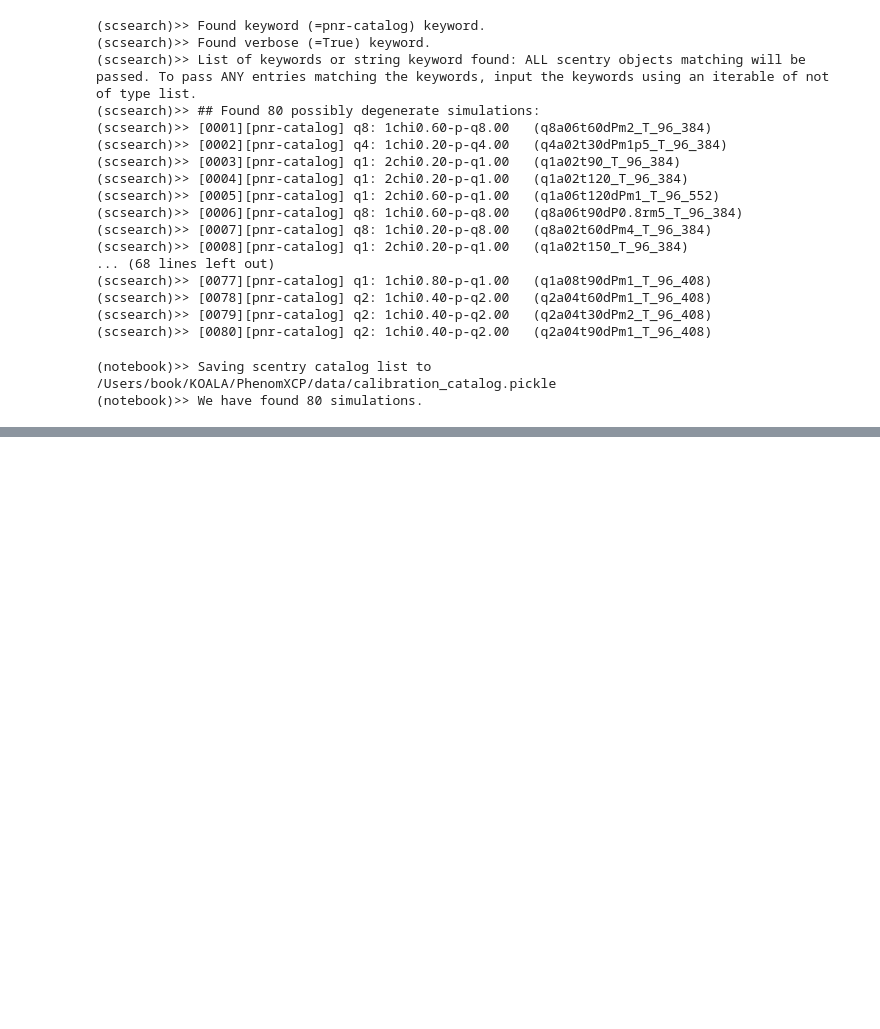
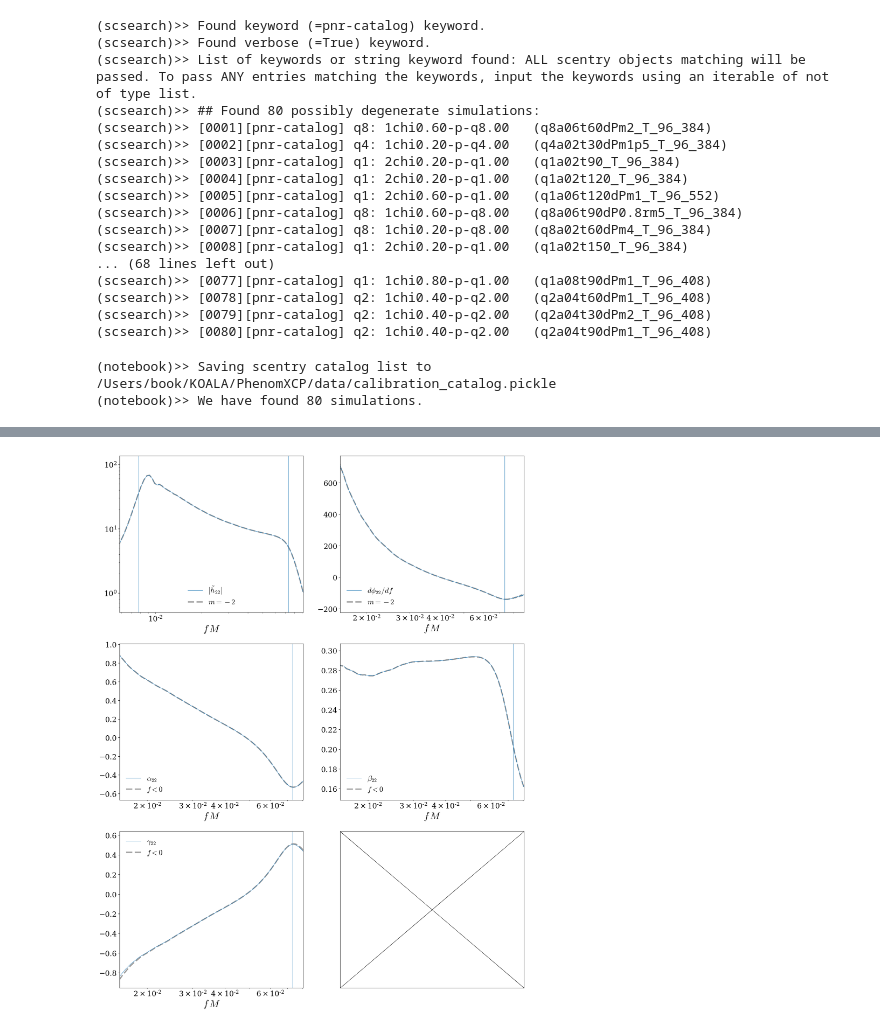
Before and after one commit to llondon6/PhenomXCP, a Jupyter notebook: issues/1_collect_nr_data_version0.ipynb, the cells around one changed output, grey strips where cells are left out. Saved outputs shown, nothing was run; the diff lists cells and outputs as text; code cells hidden in the pictures; blank space fills up the shorter version.

```diff
--- a/issues/1_collect_nr_data_version0.ipynb
+++ b/issues/1_collect_nr_data_version0.ipynb
@@ -81,30 +77,30 @@ A = scsearch(keyword='pnr-catalog',verbose=True)
 #
 catalog_path = package_dir + 'data/calibration_catalog.pickle'
 alert('Saving scentry catalog list to %s'%magenta(catalog_path))
-pickle.dump( A, open( catalog_path, "wb" ) )
+# pickle.dump( A, open( catalog_path, "wb" ) )
 
 # Let the people know.
 alert('We have found %i simulations.'%len(A))
 
 # Define loading parameters
-lmax = 4 # NOTE --- if we want moments up to ell, then lmax=ell+1 is needed for minimal accuracy
+lmax = 2 # NOTE --- if we want moments up to ell, then lmax=ell+1 is needed for minimal accuracy
 pad = 2000
 clean = True
 dt = 0.5
 
-# Define indices of interest (ie ones that will be output after processing)
-lm_of_interest = [ (2,1), (2,2), (3,2), (3,3), (4,4) ]
-# Select multipole moments to use when calculating coprecessing frame
-cpframe_select_lm = [ (2,1), (2,2), (2,-1), (2,-2), (2,0) ]
+#
+kind = 'psi4'
 # %% [output]
 (notebook)>> Saving scentry catalog list to /Users/book/KOALA/PhenomXCP/data/calibration_catalog.pickle
 (notebook)>> We have found 80 simulations.
+# %%
+A.sort( key = lambda a: round( linalg.norm( a.m1 / a.m2 ), 1 ) + round( linalg.norm( a.S1 / a.m1**2 ), 2 ) )
 # %%
 # Load and process simulations
 # --
 
 # For all sims
-for a in [a for a in A if ('q2_a10_a28_ph0_th30' in a.simname)]:
+for a in [a for a in A if ('q2_a10_a28_ph0_th150' in a.simname)]:
 
     #
     txt_file_path = data_dir+'%s.txt'%a.simname
@@ -117,6 +113,7 @@ for a in [a for a in A if ('q2_a10_a28_ph0_th30' in a.simname)]:
 
     # Load
     y_raw = gwylm(a,lmax=lmax,dt=dt,pad=pad,clean=clean,verbose=False)
+    y_raw.scrub(apply=True,lm=[(2,2),(3,3),(4,4),(2,-2),(3,-3),(4,-4)])
 
     # Manage frames using dict defined below
     frame = {}
@@ -125,13 +122,55 @@ for a in [a for a in A if ('q2_a10_a28_ph0_th30' in a.simname)]:
     # Put in initial J frame
     frame['init-j'] = y_raw.__calc_initial_j_frame__()
 
+    # Symmetrize the psi4 time domain coprecessing frame waveform, and return to the init-j frame
+    frame['star-init-j'] = gwylmo_cpclean( frame['init-j'], cp_domain='td' )
+
     # NOTE that although the angles model uses the j(t) frame,
     # we do NOT use this here as the coprecessing frame is uniquely
     # defined and the j(t) frame only adds problematic noise
 
-    # --
-    # Compute waveforms that have been symmetrized in the psi4 coprecessing frame.
-    # NOTE that we will tag these cases with "star"
-    # --
-    break
+    alert('Computing coprecessing frames',header=True)
+    # Solve optimal emission problem for l subsets
+    subframe       = {}
+    cp_subframe_fd = {}
+    # cp_subframe_td = {}
+    subangles      = {}
+    # subangles_td   = {}
+    for ll in range(2,lmax+1):
+
+        #
+        mm = ll
+
+        #
+        alert('Calculating coprecessing frame for l=%i subset ...'%ll)
+
+        # Select only multipoles with l = ll
+        subframe[ll]    = frame['star-init-j'].selectlm( [(ll,m_) for m_ in range(-ll,ll+1)] )
+
+        # Solve the optimal emission problem and rotatate multipoles
+        cp_subframe_fd[ll] =  subframe[ll].__calc_coprecessing_frame__( kind=kind,
+                                                                     transform_domain='fd' ).__symmetrize__(zparity=True)
+        # cp_subframe_td[ll] =  subframe[ll].__calc_coprecessing_frame__( kind=kind,
+        #                                                              transform_domain='td' ).__symmetrize__(zparity=True)
+
+        # Store angles for this ll
+        foo = cp_subframe_fd[ll].previous_radiation_axis_info
+        subangles[ll] = [ foo.radiation_axis[k] for k in ('fd_alpha','fd_beta','fd_gamma') ]
+        # bar = cp_subframe_td[ll].previous_radiation_axis_info
+        # subangles_td[ll] = [ foo.radiation_axis[k] for k in ('td_alpha','td_beta','td_gamma') ]
+
+        # **
+        alert('Saving diagnostic plot for l=m=%i ...'%ll)
+        fig, ax, output_data, format_tags = collect_nr_data_plotting_helper( ll, cp_subframe_fd[ll], subangles[ll] )
+        #
+        png_file_path = data_dir+'%s_l%im%i.png'%(cp_subframe_fd[ll].simname,ll,mm)
+        # savefig( png_file_path, pad_inches=0 )
+        # alert('Diagnostic plot saved to "%s"'%yellow(png_file_path))
+        # close('all')
+
+        #
+        txt_file_path = data_dir+'%s_l%im%i.txt'%(cp_subframe_fd[ll].simname,ll,mm)
+        heaber = header = ',        '.join(format_tags)
+        # alert('Saving related data to "%s"'%yellow(txt_file_path))
+        # savetxt( txt_file_path, output_data, header=header )
 # %% [output]
@@ -148,0 +194 @@ for a in [a for a in A if ('q2_a10_a28_ph0_th30' in a.simname)]:
+[figure, added]
```
Also changed, not shown: parts of 13 cells of this notebook, 8 other files.
